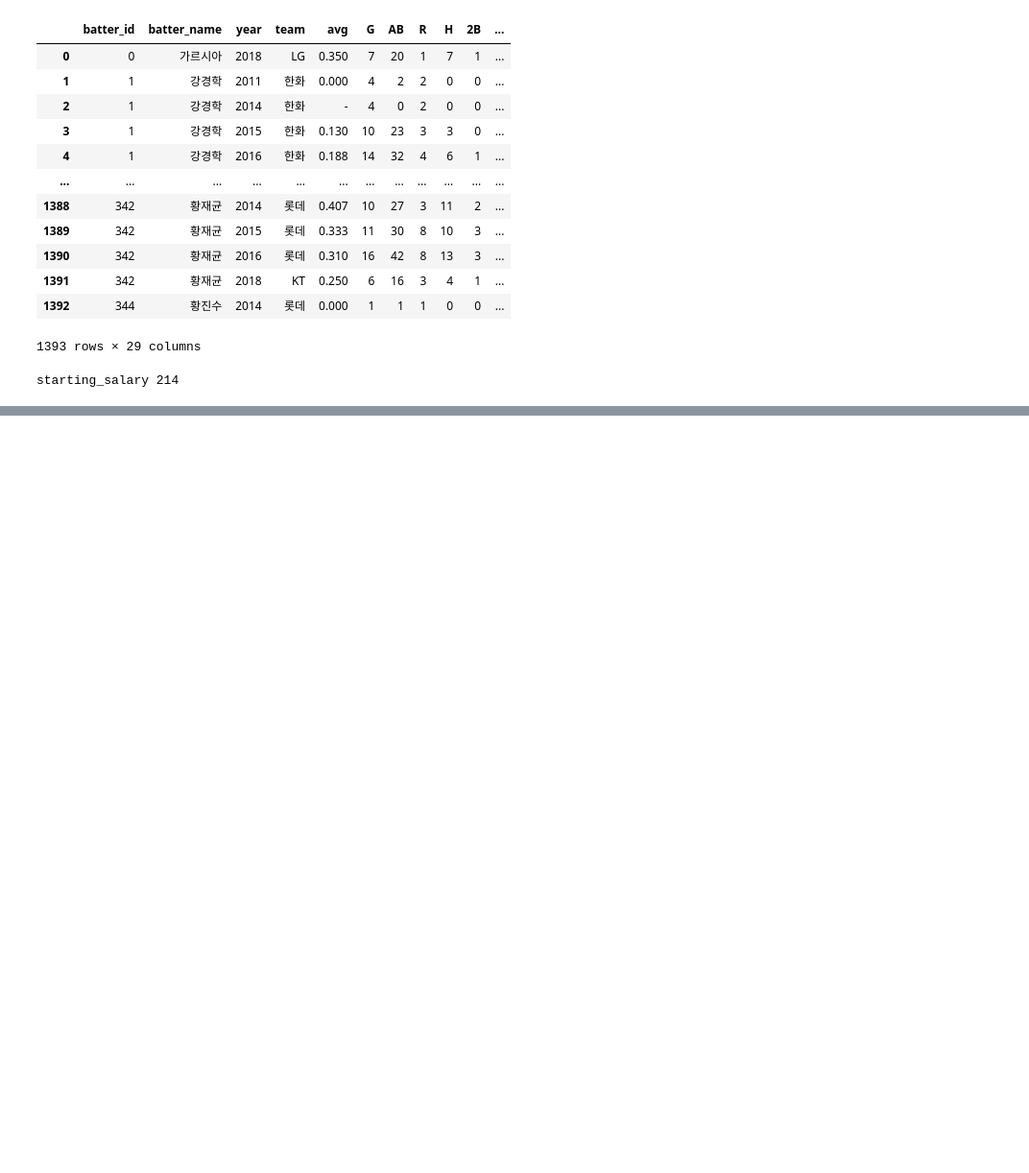
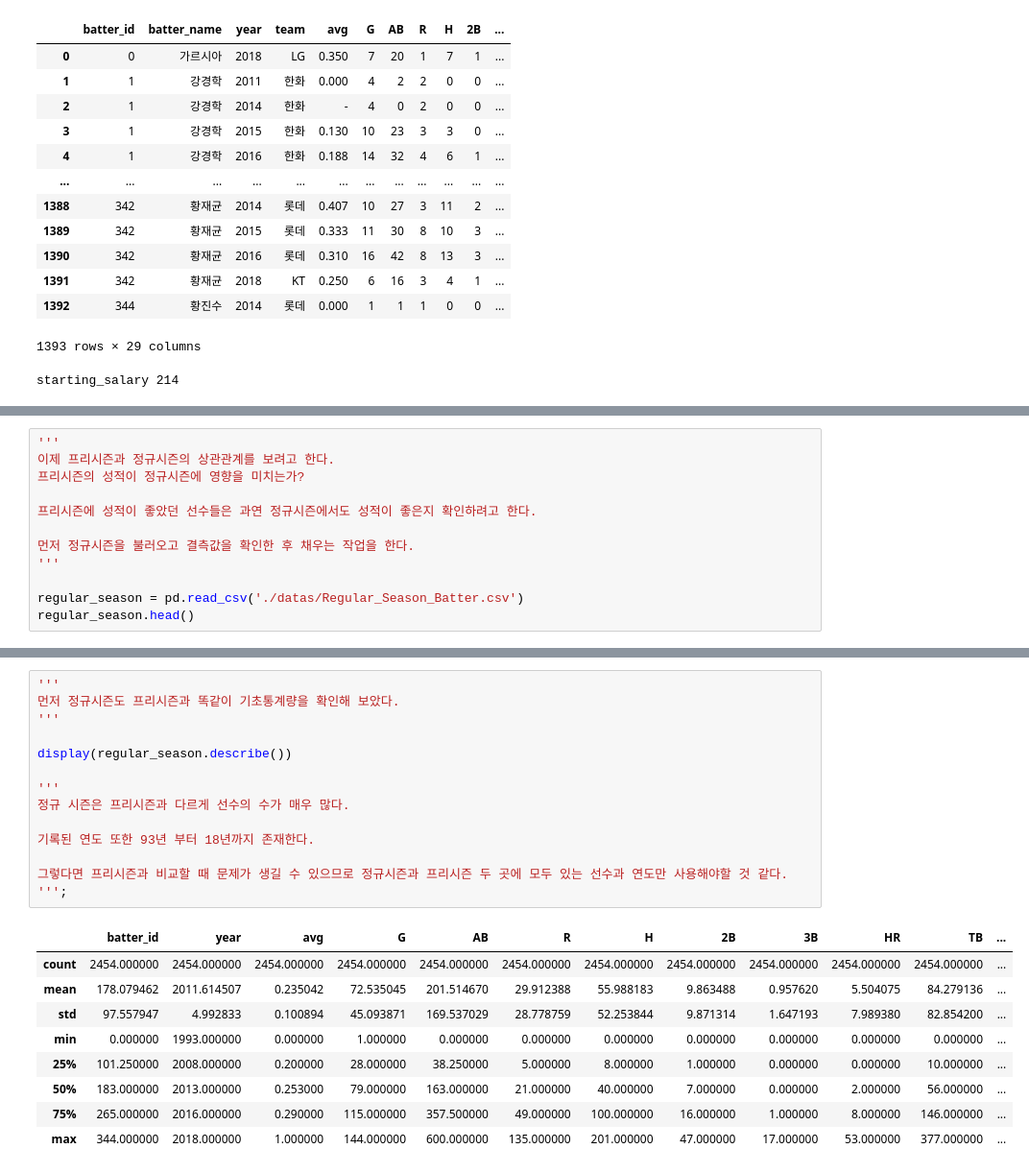
Before and after one commit to dlsdud9098/kbo_ops_predict, a Jupyter notebook: main.ipynb, the cells around one changed output, grey strips where cells are left out. Shown at 96% size. Cells and saved outputs as stored; diff of their text form; blank space fills up the shorter version.

```diff
--- a/main.ipynb
+++ b/main.ipynb
@@ -381,0 +396,12 @@ starting_salary 214
+# %%
+'''
+이제 프리시즌과 정규시즌의 상관관계를 보려고 한다.
+프리시즌의 성적이 정규시즌에 영향을 미치는가?
+
+프리시즌에 성적이 좋았던 선수들은 과연 정규시즌에서도 성적이 좋은지 확인하려고 한다.
+
+먼저 정규시즌을 불러오고 결측값을 확인한 후 채우는 작업을 한다.
+'''
+
+regular_season = pd.read_csv('./datas/Regular_Season_Batter.csv')
+regular_season.head()
@@ -381,0 +550,24 @@ starting_salary 214
+# %%
+'''
+먼저 정규시즌도 프리시즌과 똑같이 기초통계량을 확인해 보았다.
+'''
+
+display(regular_season.describe())
+
+'''
+정규 시즌은 프리시즌과 다르게 선수의 수가 매우 많다.
+
+기록된 연도 또한 93년 부터 18년까지 존재한다.
+
+그렇다면 프리시즌과 비교할 때 문제가 생길 수 있으므로 정규시즌과 프리시즌 두 곳에 모두 있는 선수과 연도만 사용해야할 것 같다.
+''';
+# %% [output]
+|  | batter_id | year | avg | G | AB | R | H | 2B | 3B | HR | TB | ... |
+| count | 2454.000000 | 2454.000000 | 2454.000000 | 2454.000000 | 2454.000000 | 2454.000000 | 2454.000000 | 2454.000000 | 2454.000000 | 2454.000000 | 2454.000000 | ... |
+| mean | 178.079462 | 2011.614507 | 0.235042 | 72.535045 | 201.514670 | 29.912388 | 55.988183 | 9.863488 | 0.957620 | 5.504075 | 84.279136 | ... |
+| std | 97.557947 | 4.992833 | 0.100894 | 45.093871 | 169.537029 | 28.778759 | 52.253844 | 9.871314 | 1.647193 | 7.989380 | 82.854200 | ... |
+| min | 0.000000 | 1993.000000 | 0.000000 | 1.000000 | 0.000000 | 0.000000 | 0.000000 | 0.000000 | 0.000000 | 0.000000 | 0.000000 | ... |
+| 25% | 101.250000 | 2008.000000 | 0.200000 | 28.000000 | 38.250000 | 5.000000 | 8.000000 | 1.000000 | 0.000000 | 0.000000 | 10.000000 | ... |
+| 50% | 183.000000 | 2013.000000 | 0.253000 | 79.000000 | 163.000000 | 21.000000 | 40.000000 | 7.000000 | 0.000000 | 2.000000 | 56.000000 | ... |
+| 75% | 265.000000 | 2016.000000 | 0.290000 | 115.000000 | 357.500000 | 49.000000 | 100.000000 | 16.000000 | 1.000000 | 8.000000 | 146.000000 | ... |
+| max | 344.000000 | 2018.000000 | 1.000000 | 144.000000 | 600.000000 | 135.000000 | 201.000000 | 47.000000 | 17.000000 | 53.000000 | 377.000000 | ... |
```
Also changed, not shown: parts of 6 cells of this notebook, 1 other file.
